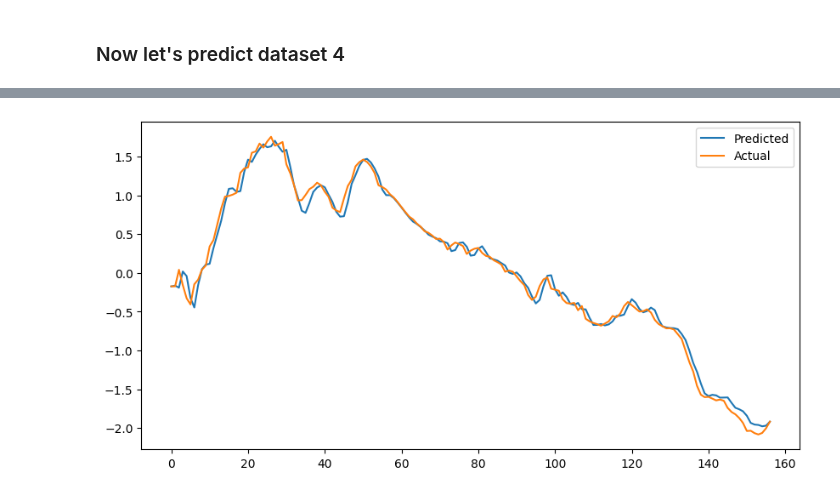
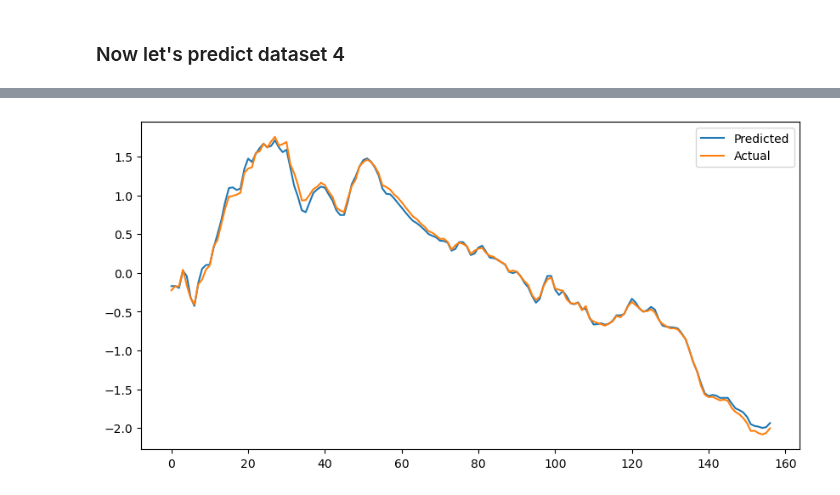
Before and after one commit to rzv09/smores_proj, a Jupyter notebook: src/tl/single_step_sequential.ipynb, the cells around one changed output, grey strips where cells are left out. Cells and saved outputs as stored; diff of their text form; code cells hidden in the pictures.

```diff
--- a/src/tl/single_step_sequential.ipynb
+++ b/src/tl/single_step_sequential.ipynb
@@ -363,11 +387,11 @@ test_label_tensor = torch.FloatTensor(test_labels).to(device='cuda')
 # %%
 with torch.no_grad():
     y_pred = model123(test_seq_tensor)
 
 plt.figure(figsize=(10,5))
 plt.plot(y_pred.cpu().numpy(), label='Predicted')
-plt.plot(test_label_tensor.cpu().numpy(), label='Actual')
+plt.plot(test_seq_tensor[:, 11, :].cpu().numpy(), label='Actual')
 plt.legend()
 plt.show()
 # %% [output]
-[figure, old version]
+[figure, new version]
```
Also changed, not shown: parts of 15 cells of this notebook, 4 other files.
